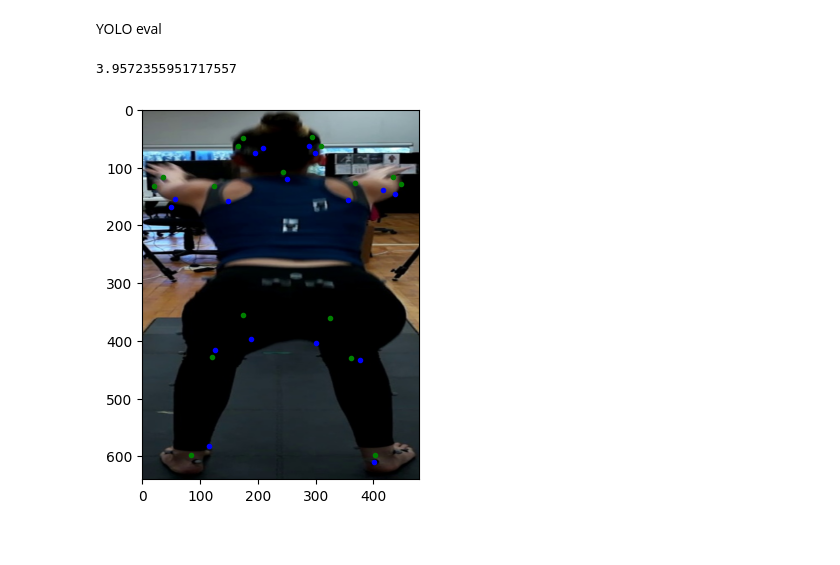
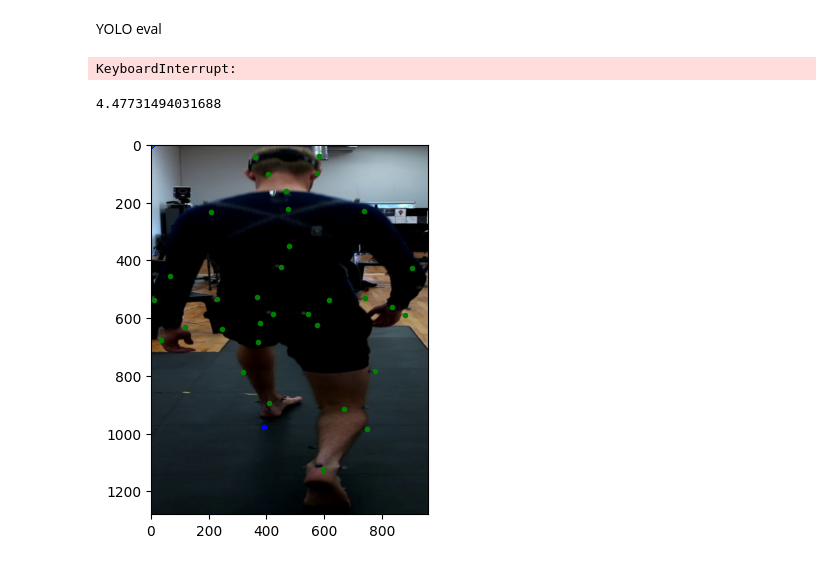
Before and after one commit to Rynhardf/research-project-2024, a Jupyter notebook: main.ipynb, the cells around one changed output. Drawn from its saved outputs; the diff is of its cells as text; code cells hidden in the pictures.

Commit message:
12 models done!

```diff
--- a/main.ipynb
+++ b/main.ipynb
@@ -182,6 +182,7 @@ import tqdm
 
 config = load_config('./configs/config_w32_256x192.yaml')
 # img_size = (640, 640)
+# img_size = (480, 640)
 img_size = (960, 1280)
 # img_size = (192, 256)
 config['dataset']['preprocess']['input_size'] = img_size
@@ -193,7 +194,7 @@ loader = torch.utils.data.DataLoader(dataset, batch_size=n, shuffle=False)
 
 device = torch.device('cuda' if torch.cuda.is_available() else 'cpu')
 
-model = YOLO('./models/YOLO/runs/pose/train13/weights/best.pt').to(device)
+model = YOLO('./models/YOLO/runs/pose/train20/weights/best.pt').to(device)
 # model = YOLO('./weights/yolov8x-pose.pt').to(device)
 # %%
 def get_keypoints_yolo(outputs, num_keypoints=17):
@@ -214,27 +215,30 @@ with torch.no_grad():
         gt_keypoints = gt_keypoints.to(device)
         keypoint_visibility = keypoint_visibility.to(device)
         outputs = model(images, verbose=False)
-        keypoints = get_keypoints_yolo(outputs)
+        keypoints = get_keypoints_yolo(outputs, num_keypoints=34)
         norm_mae += normalized_mae_in_pixels(keypoints, gt_keypoints, img_size, keypoint_visibility)
+        break
 
 norm_mae /= len(loader)
+# %% [output]
+KeyboardInterrupt:
 # %%
 print(norm_mae)
 # %% [output]
-3.9572355951717557
+4.47731494031688
 # %%
 import matplotlib.pyplot as plt
 
-n = 22
+n = 10
 
 image_show = images[n].permute(1,2,0).cpu().numpy().copy()
 
 keypoints_show = keypoints[n].cpu().numpy()
 keypoints_gt = gt_keypoints[n].cpu().numpy()
 
 plt.imshow(image_show)
 plt.plot(keypoints_show[:,0], keypoints_show[:,1], 'bo', markersize=3)
 plt.plot(keypoints_gt[:,0], keypoints_gt[:,1], 'go', markersize=3)
 plt.show()
 # %% [output]
-[figure, old version]
+[figure, new version]
```
Also changed, not shown: 4 other files.
